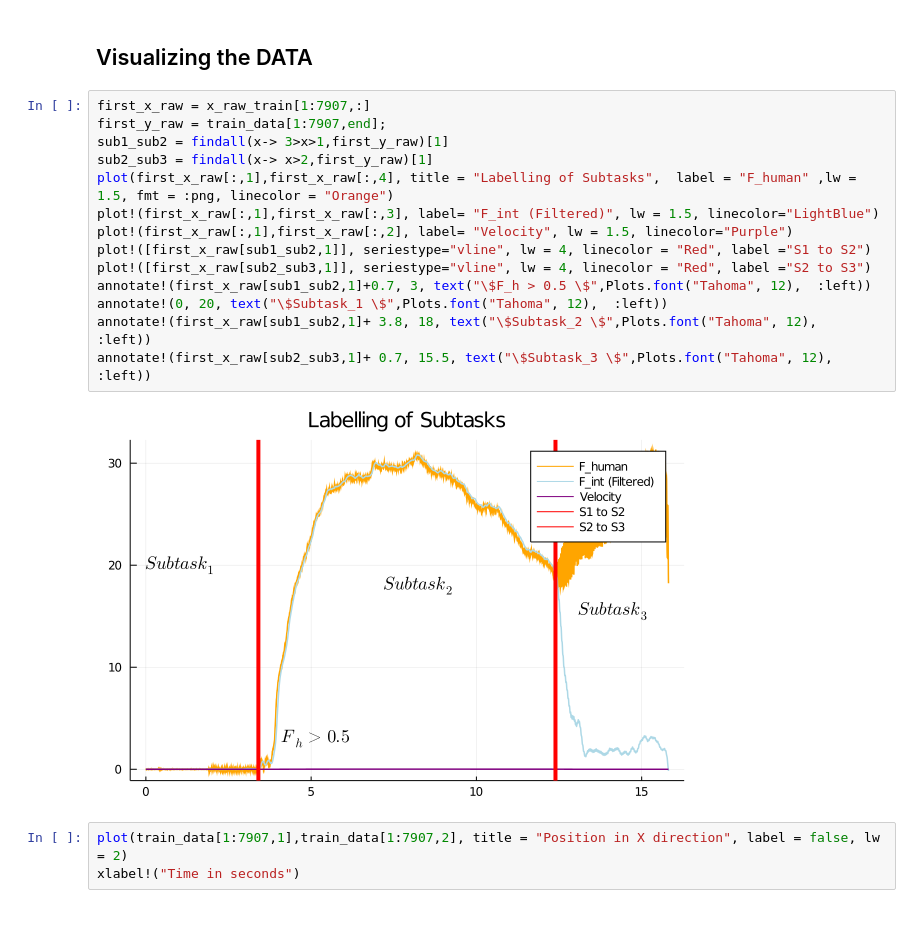
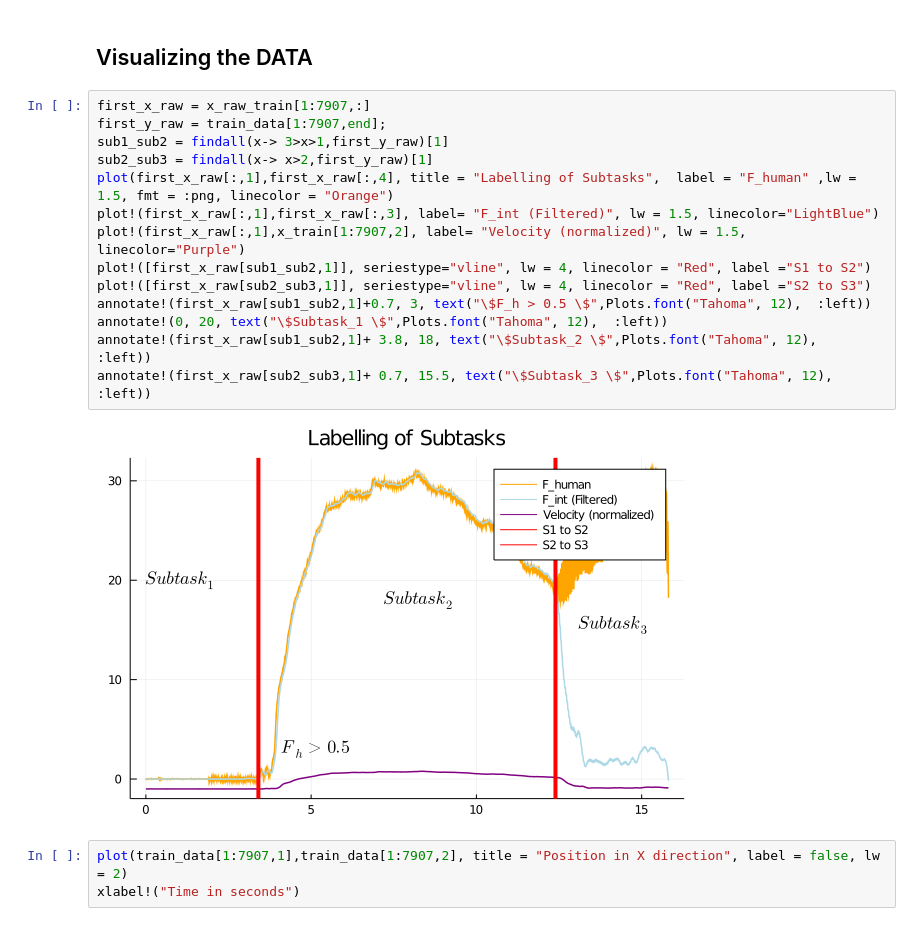
Before and after one commit to berkguler/comp541, a Jupyter notebook: v1.1.ipynb, the cells around one changed output. Saved outputs shown, nothing was run; the diff lists cells and outputs as text.

```diff
--- a/v1.1.ipynb
+++ b/v1.1.ipynb
@@ -164,19 +168,19 @@ x_test = slide_time_window(x_raw_test,time_history);
 # %%
 first_x_raw = x_raw_train[1:7907,:]
 first_y_raw = train_data[1:7907,end];
 sub1_sub2 = findall(x-> 3>x>1,first_y_raw)[1]
 sub2_sub3 = findall(x-> x>2,first_y_raw)[1]
 plot(first_x_raw[:,1],first_x_raw[:,4], title = "Labelling of Subtasks",  label = "F_human" ,lw = 1.5, fmt = :png, linecolor = "Orange")
 plot!(first_x_raw[:,1],first_x_raw[:,3], label= "F_int (Filtered)", lw = 1.5, linecolor="LightBlue")
-plot!(first_x_raw[:,1],first_x_raw[:,2], label= "Velocity", lw = 1.5, linecolor="Purple")
+plot!(first_x_raw[:,1],x_train[1:7907,2], label= "Velocity (normalized)", lw = 1.5, linecolor="Purple")
 plot!([first_x_raw[sub1_sub2,1]], seriestype="vline", lw = 4, linecolor = "Red", label ="S1 to S2")
 plot!([first_x_raw[sub2_sub3,1]], seriestype="vline", lw = 4, linecolor = "Red", label ="S2 to S3")
 annotate!(first_x_raw[sub1_sub2,1]+0.7, 3, text("\$F_h > 0.5 \$",Plots.font("Tahoma", 12),  :left))
 annotate!(0, 20, text("\$Subtask_1 \$",Plots.font("Tahoma", 12),  :left))
 annotate!(first_x_raw[sub1_sub2,1]+ 3.8, 18, text("\$Subtask_2 \$",Plots.font("Tahoma", 12),  :left))
 annotate!(first_x_raw[sub2_sub3,1]+ 0.7, 15.5, text("\$Subtask_3 \$",Plots.font("Tahoma", 12),  :left))
 # %% [output]
-[figure, old version]
+[figure, new version]
 # %%
 plot(train_data[1:7907,1],train_data[1:7907,2], title = "Position in X direction", label = false, lw = 2)
 xlabel!("Time in seconds")
```
Also changed, not shown: parts of 7 cells of this notebook.
